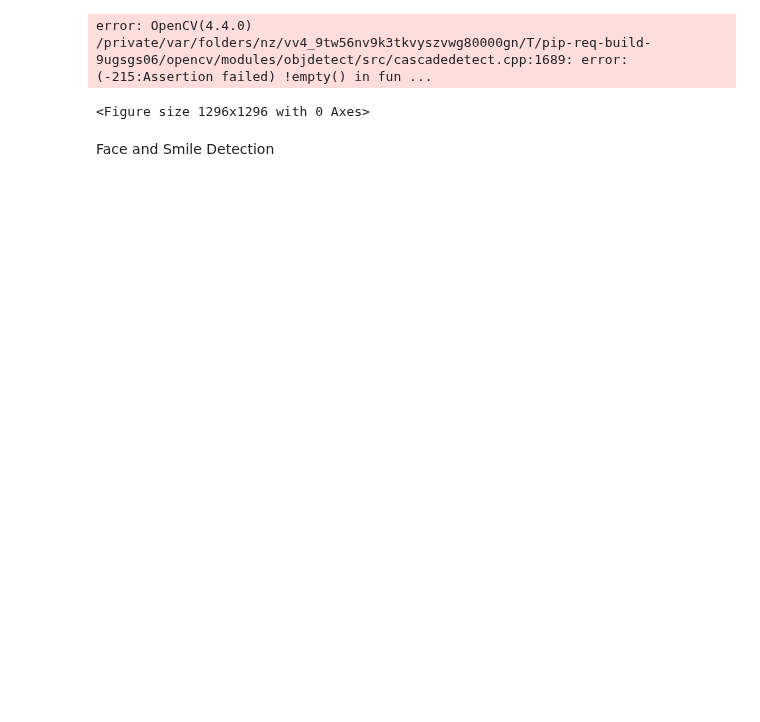
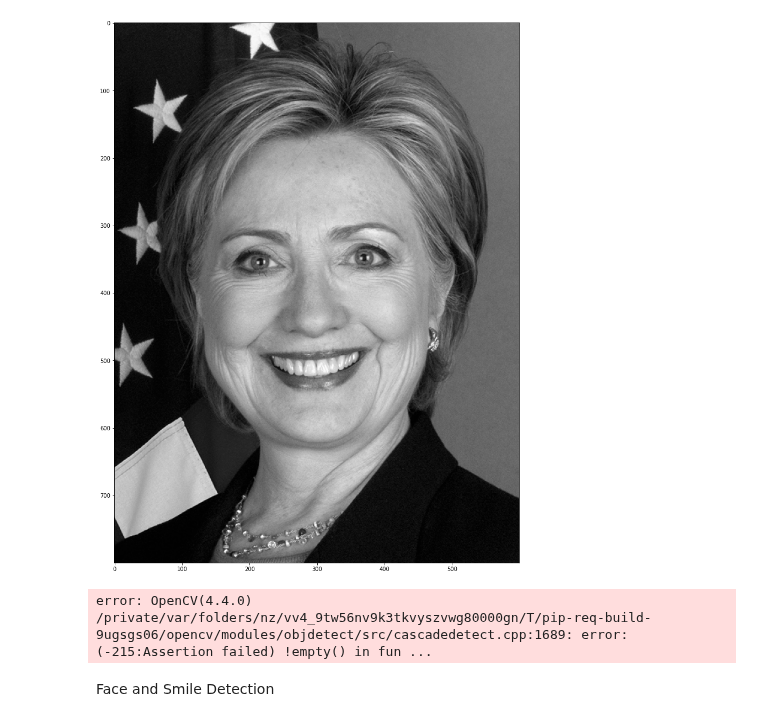
Before and after one commit to DastanIqbal/LearnOpenCV, a Jupyter notebook: src/OpenCV/week8/3-objectDetection/faceDetection.ipynb, the cells around one changed output. Saved outputs shown, nothing was run; the diff lists cells and outputs as text; code cells hidden in the pictures; blank space fills up the shorter version.

```diff
--- a/src/OpenCV/week8/3-objectDetection/faceDetection.ipynb
+++ b/src/OpenCV/week8/3-objectDetection/faceDetection.ipynb
@@ -25,27 +25,28 @@ frameGray = cv.cvtColor(frame, cv.COLOR_BGR2GRAY)
 # %%
 # Perform multi scale detection of faces
 plt.figure(figsize=(18,18))
 count = 1
+plt.imshow(frameGray);plt.show()
 for neigh in range(1, faceNeighborsMax, neighborStep):
-    faces = faceCascade.detectMultiScale(frameGray, scaleFactor=1.1, minNeighbors=neigh)
+    faces = faceCascade.detectMultiScale(frameGray, scaleFactor=1.2, minNeighbors=neigh)
     frameClone = np.copy(frame)
     for (x, y, w, h) in faces:
         cv.rectangle(frameClone, (x, y),
                       (x + w, y + h),
                       (255, 0, 0),2)
 
     cv.putText(frameClone,
                 "# Neighbors = {}".format(neigh), (10, 50),
                 cv.FONT_HERSHEY_SIMPLEX, 2, (0, 0, 255), 6)
 
     plt.subplot(3,3,count)
     plt.imshow(frameClone[:,:,::-1])
     count += 1
 
 plt.show()
 # %% [output]
+[figure, added]
 error: OpenCV(4.4.0) /private/var/folders/nz/vv4_9tw56nv9k3tkvyszvwg80000gn/T/pip-req-build-9ugsgs06/opencv/modules/objdetect/src/cascadedetect.cpp:1689: error: (-215:Assertion failed) !empty() in fun ...
-<Figure size 1296x1296 with 0 Axes>
 # %% [markdown]
 Face and Smile Detection
 # %%
```
Also changed, not shown: 11 other files.
